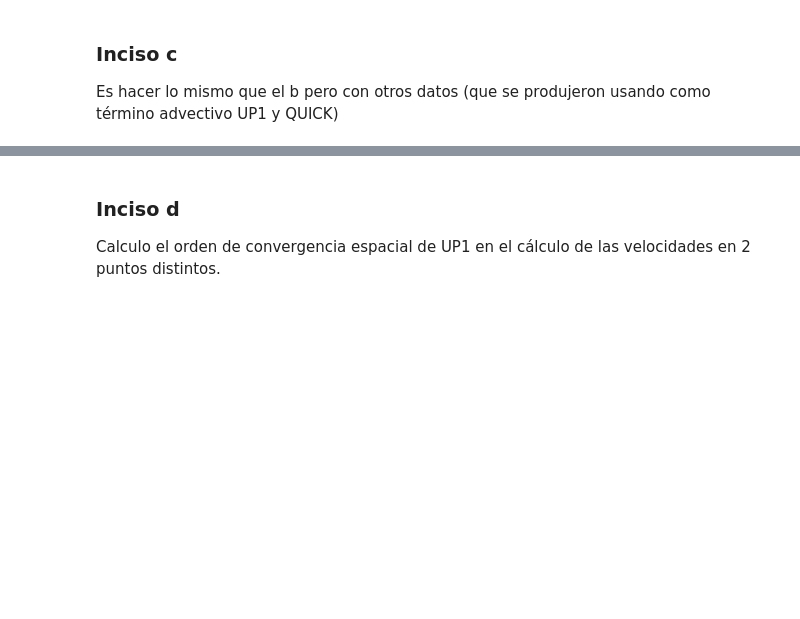
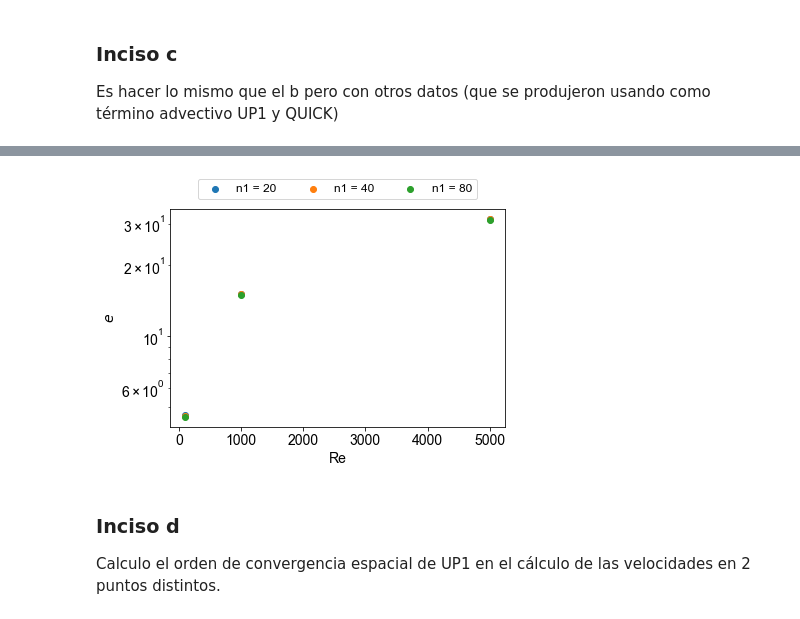
Before and after one commit to Lupama2/Guias_Metodos_Num_Fluidos_I, a Jupyter notebook: Guias/Informe_final/Programa/graficos/graficos.ipynb, the cells around one changed output, grey strips where cells are left out. Cells and saved outputs as stored; diff of their text form; code cells hidden in the pictures; blank space fills up the shorter version.

```diff
--- a/Guias/Informe_final/Programa/graficos/graficos.ipynb
+++ b/Guias/Informe_final/Programa/graficos/graficos.ipynb
@@ -196,26 +238,28 @@ plt.savefig('c_error_UP1_Re_vs_n1.pdf', format='pdf',bbox_inches = "tight")
 # %%
 #Calculo los errores
 errores = errores_advectivo(datos_u_QUICK, datos_v_QUICK, guia_ucentral, guia_vcentral)
 
 #Grafico los errores vs nro de Re, una curva por cada n1
 Re_array = np.array([100,1000,5000])
 n1_array = np.array([20,40,80])
 for i in range(3):
-    plt.plot(Re_array, errores[i,:], label='n1 = ' + str(n1_array[i]))
+    plt.scatter(Re_array, errores[i,:], label='n1 = ' + str(n1_array[i]))
 
 #Parámetros del gráfico:
 plt.legend(loc='lower center', ncol = 4, bbox_to_anchor=(0, 1.02, 1, 0.2),fontsize = 12)
 plt.xlabel('Re')
 plt.ylabel('$e$')
 # plt.xticks(x, my_xticks)
 # plt.yticks(np.arange(y.min(), y.max(), 0.005))
 # plt.yticks(np.arange(-0.5,0.5 + 0.2,0.2))
 # plt.xlim(10.0**-4, 10.0**0)
 # plt.xscale("log")
-# plt.yscale("log")
+plt.yscale("log")
 
 #Guardo el gráfico
 plt.savefig('c_error_QUICK_Re_vs_n1.pdf', format='pdf',bbox_inches = "tight")
+# %% [output]
+[figure, added]
 # %% [markdown]
 ### Inciso d
 Calculo el orden de convergencia espacial de UP1 en el cálculo de las velocidades en 2 puntos distintos.
```
Also changed, not shown: parts of 19 cells of this notebook, 54 other files.
